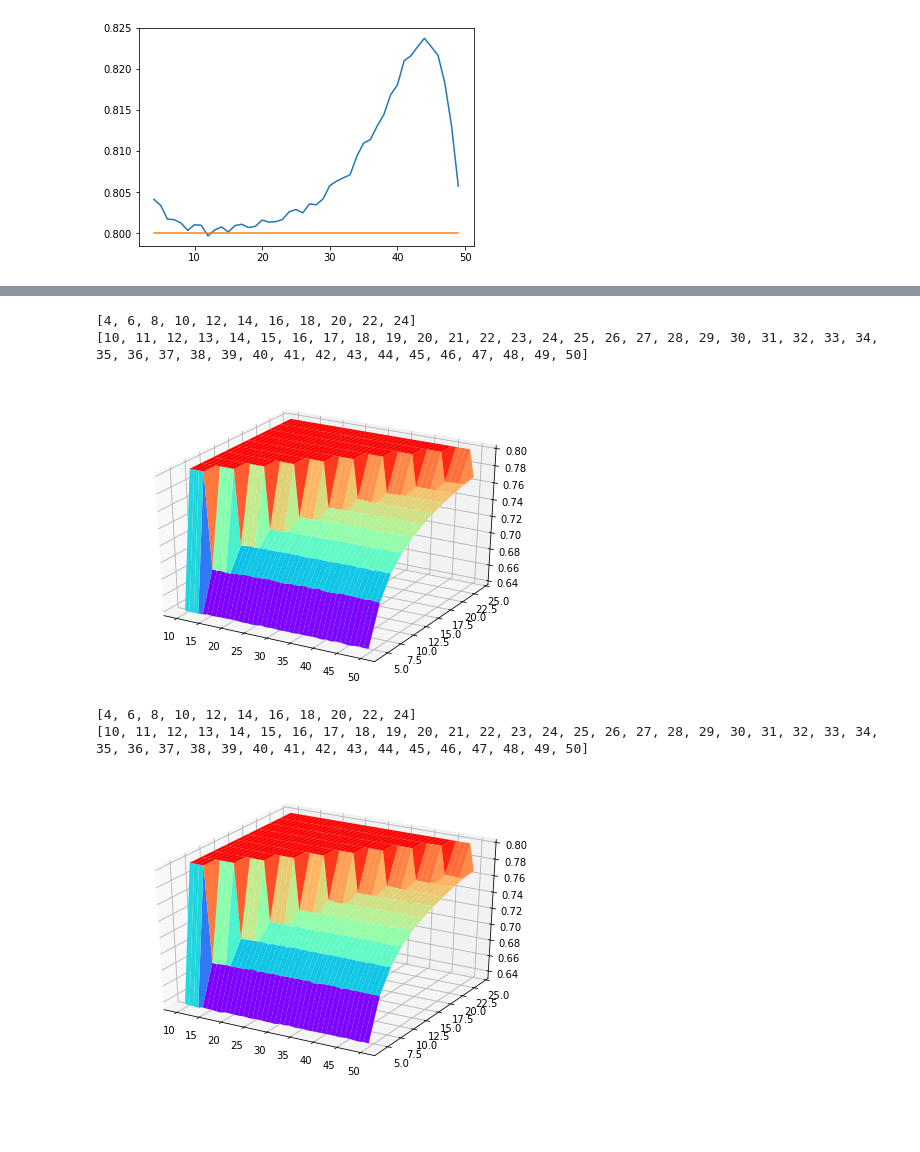
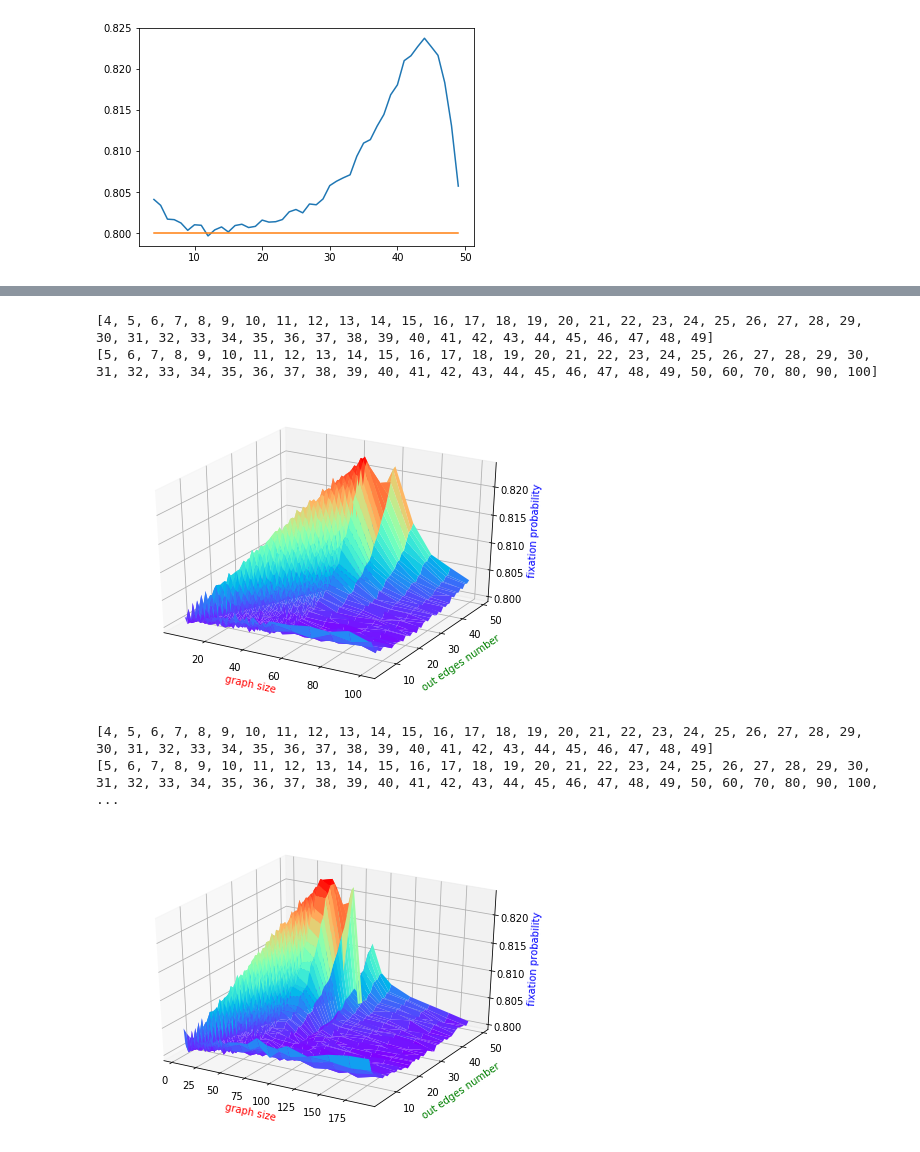
Before and after one commit to yundongmao/simulation_gametheory, a Jupyter notebook: Visualization.ipynb, the cells around one changed output, grey strips where cells are left out. Drawn from its saved outputs; the diff is of its cells as text; code cells hidden in the pictures; blank space fills up the shorter version.

```diff
--- a/Visualization.ipynb
+++ b/Visualization.ipynb
@@ -872,18 +1623,21 @@ import numpy as np
 import matplotlib.pyplot as plt
 import collections
 from mpl_toolkits.mplot3d import Axes3D
-f = open("simulation_WattsStrogatz_week8_BD_001")
+f = open("simulation_BaraAlbert_week9_BD_001")
 lines = f.readlines()
 f.close()
 point = collections.defaultdict(dict)
 for line in lines:
     m = json.loads(line)
-    point[m["size"]][m["K"]] = m["fixation_prob"]
+    point[m["size"]][m["outDegree"]] = m["fixation_prob"]
+
+
 
 X = sorted(point.keys())
 Y = sorted(point[X[-1]].keys())
 print Y
 print X
+
 
 Z = [[] for i in range(len(Y))]
 for x in point:
@@ -904,6 +1658,8 @@ fig = plt.figure()
 ax = Axes3D(fig)
 
 ax.plot_surface(X, Y, Z, rstride=1, cstride=1, cmap='rainbow')
-
+ax.set_xlabel('graph size', color='r')
+ax.set_ylabel('out edges number', color='g')
+ax.set_zlabel('fixation probability', color='b')
 plt.show()
 # %% [output]
@@ -916,18 +1672,34 @@ import numpy as np
 import matplotlib.pyplot as plt
 import collections
 from mpl_toolkits.mplot3d import Axes3D
-f = open("simulation_WattsStrogatz_week8_DB_001")
+f = open("simulation_BaraAlbert_week9_BD_001")
 lines = f.readlines()
 f.close()
 point = collections.defaultdict(dict)
 for line in lines:
     m = json.loads(line)
-    point[m["size"]][m["K"]] = m["fixation_prob"]
+    point[m["size"]][m["outDegree"]] = m["fixation_prob"]
+
+f = open("simulation_BaraAlbert_week10_BD_003")
+lines = f.readlines()
+f.close()
+for line in lines:
+    m = json.loads(line)
+    point[m["size"]][m["outDegree"]] = m["fixation_prob"]
+
+# f = open("simulation_BaraAlbert_week10_BD_004")
+# lines = f.readlines()
+# f.close()
+# for line in lines:
+#     m = json.loads(line)
+#     point[m["size"]][m["outDegree"]] = m["fixation_prob"]
+
 
 X = sorted(point.keys())
 Y = sorted(point[X[-1]].keys())
 print Y
 print X
+
 
 Z = [[] for i in range(len(Y))]
 for x in point:
@@ -948,56 +1720,76 @@ fig = plt.figure()
 ax = Axes3D(fig)
 
 ax.plot_surface(X, Y, Z, rstride=1, cstride=1, cmap='rainbow')
-
+ax.set_xlabel('graph size', color='r')
+ax.set_ylabel('out edges number', color='g')
+ax.set_zlabel('fixation probability', color='b')
 plt.show()
 # %% [output]
-[4, 6, 8, 10, 12, 14, 16, 18, 20, 22, 24]
-[10, 11, 12, 13, 14, 15, 16, 17, 18, 19, 20, 21, 22, 23, 24, 25, 26, 27, 28, 29, 30, 31, 32, 33, 34, 35, 36, 37, 38, 39, 40, 41, 42, 43, 44, 45, 46, 47, 48, 49, 50]
+[4, 5, 6, 7, 8, 9, 10, 11, 12, 13, 14, 15, 16, 17, 18, 19, 20, 21, 22, 23, 24, 25, 26, 27, 28, 29, 30, 31, 32, 33, 34, 35, 36, 37, 38, 39, 40, 41, 42, 43, 44, 45, 46, 47, 48, 49]
+[5, 6, 7, 8, 9, 10, 11, 12, 13, 14, 15, 16, 17, 18, 19, 20, 21, 22, 23, 24, 25, 26, 27, 28, 29, 30, 31, 32, 33, 34, 35, 36, 37, 38, 39, 40, 41, 42, 43, 44, 45, 46, 47, 48, 49, 50, 60, 70, 80, 90, 100]
-[figure, old version]
+[figure, new version]
 # %%
 import json
 import numpy as np
 import matplotlib.pyplot as plt
 import collections
 from mpl_toolkits.mplot3d import Axes3D
-f = open("simulation_WattsStrogatz_week10_DB_000")
+f = open("simulation_BaraAlbert_week9_BD_001")
 lines = f.readlines()
 f.close()
 point = collections.defaultdict(dict)
 for line in lines:
     m = json.loads(line)
-    point[m["size"]][m["K"]] = m["fixation_prob"]
+    point[m["size"]][m["outDegree"]] = m["fixation_prob"]
+
+f = open("simulation_BaraAlbert_week10_BD_003")
+lines = f.readlines()
+f.close()
+for line in lines:
+    m = json.loads(line)
+    point[m["size"]][m["outDegree"]] = m["fixation_prob"]
+
+f = open("simulation_BaraAlbert_week10_BD_004")
+lines = f.readlines()
+f.close()
+for line in lines:
+    m = json.loads(line)
+    point[m["size"]][m["outDegree"]] = m["fixation_prob"]
+
 
 X = sorted(point.keys())
 Y = sorted(point[X[-1]].keys())
 print Y
 print X
+
 
 Z = [[] for i in range(len(Y))]
 for x in point:
     for i,y in enumerate(sorted(point[X[-1]].keys())):
         if y not in point[x]:
             Z[i].append(0.8)
         else:
             Z[i].append(point[x][y])
 X = np.array(X)
 Y = np.array(Y)
 Z = np.array(Z)
 X, Y = np.meshgrid(X, Y)
 
 
 from mpl_toolkits.mplot3d import Axes3D
 
 fig = plt.figure()
 ax = Axes3D(fig)
 
 ax.plot_surface(X, Y, Z, rstride=1, cstride=1, cmap='rainbow')
-
+ax.set_xlabel('graph size', color='r')
+ax.set_ylabel('out edges number', color='g')
+ax.set_zlabel('fixation probability', color='b')
 plt.show()
 # %% [output]
-[4, 6, 8, 10, 12, 14, 16, 18, 20, 22, 24]
-[10, 11, 12, 13, 14, 15, 16, 17, 18, 19, 20, 21, 22, 23, 24, 25, 26, 27, 28, 29, 30, 31, 32, 33, 34, 35, 36, 37, 38, 39, 40, 41, 42, 43, 44, 45, 46, 47, 48, 49, 50]
+[4, 5, 6, 7, 8, 9, 10, 11, 12, 13, 14, 15, 16, 17, 18, 19, 20, 21, 22, 23, 24, 25, 26, 27, 28, 29, 30, 31, 32, 33, 34, 35, 36, 37, 38, 39, 40, 41, 42, 43, 44, 45, 46, 47, 48, 49]
+[5, 6, 7, 8, 9, 10, 11, 12, 13, 14, 15, 16, 17, 18, 19, 20, 21, 22, 23, 24, 25, 26, 27, 28, 29, 30, 31, 32, 33, 34, 35, 36, 37, 38, 39, 40, 41, 42, 43, 44, 45, 46, 47, 48, 49, 50, 60, 70, 80, 90, 100, ...
-[figure, old version]
+[figure, new version]
 # %%
 import json
 import numpy as np
```
Also changed, not shown: parts of 19 cells of this notebook.
